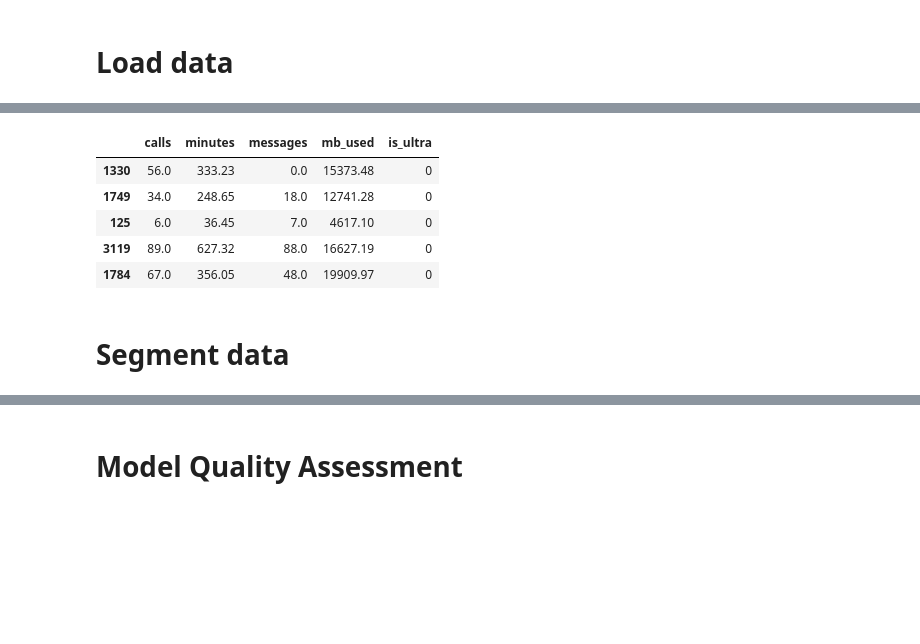
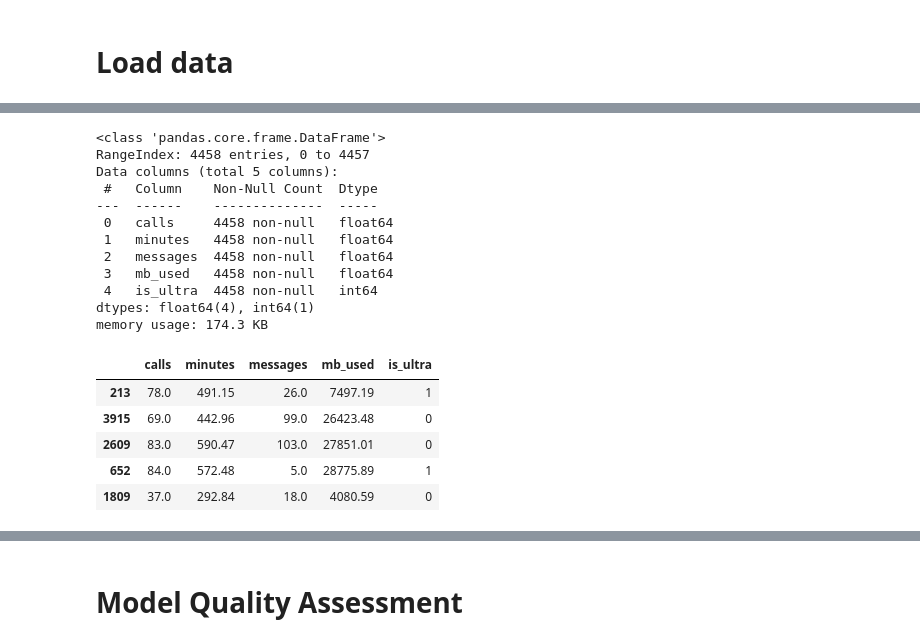
Before and after one commit to keneth4/ml_projects, a Jupyter notebook: ds/1. Plan recommender for telecommunications company.ipynb, the cells around one changed output, grey strips where cells are left out. Drawn from its saved outputs; the diff is of its cells as text; code cells hidden in the pictures; blank space fills up the shorter version.

```diff
--- a/ds/1. Plan recommender for telecommunications company.ipynb
+++ b/ds/1. Plan recommender for telecommunications company.ipynb
@@ -49,0 +91,10 @@ memory usage: 125.7 KB
+# %%
+# Adjust the class imbalance by oversampling the minority class
+df_majority = df[df['is_ultra'] == 0]
+df_minority = df[df['is_ultra'] == 1]
+df_minority_upsampled = df_minority.sample(df_majority.shape[0], replace=True,  random_state=random_state)
+df = pd.concat([df_majority, df_minority_upsampled]).sample(frac=1, random_state=random_state).reset_index(drop=True)
+
+# Create a graph to visualize the distribution of the target variable
+sns.countplot(x='is_ultra', data=df)
+plt.show()
@@ -50,12 +103,25 @@ memory usage: 125.7 KB
 # %%
+# Print the general/summary information about the DataFrames
+df.info()
+
 # Print a random sample of 5 rows from the DataFrame
 df.sample(5)
 # %% [output]
+<class 'pandas.core.frame.DataFrame'>
+RangeIndex: 4458 entries, 0 to 4457
+Data columns (total 5 columns):
+ #   Column    Non-Null Count  Dtype
+---  ------    --------------  -----
+ 0   calls     4458 non-null   float64
+ 1   minutes   4458 non-null   float64
+ 2   messages  4458 non-null   float64
+ 3   mb_used   4458 non-null   float64
+ 4   is_ultra  4458 non-null   int64
+dtypes: float64(4), int64(1)
+memory usage: 174.3 KB
 |  | calls | minutes | messages | mb_used | is_ultra |
-| 1330 | 56.0 | 333.23 | 0.0 | 15373.48 | 0 |
-| 1749 | 34.0 | 248.65 | 18.0 | 12741.28 | 0 |
-| 125 | 6.0 | 36.45 | 7.0 | 4617.10 | 0 |
-| 3119 | 89.0 | 627.32 | 88.0 | 16627.19 | 0 |
-| 1784 | 67.0 | 356.05 | 48.0 | 19909.97 | 0 |
+| 213 | 78.0 | 491.15 | 26.0 | 7497.19 | 1 |
+| 3915 | 69.0 | 442.96 | 99.0 | 26423.48 | 0 |
+| 2609 | 83.0 | 590.47 | 103.0 | 27851.01 | 0 |
+| 652 | 84.0 | 572.48 | 5.0 | 28775.89 | 1 |
+| 1809 | 37.0 | 292.84 | 18.0 | 4080.59 | 0 |
-# %% [markdown]
-# Segment data
```
Also changed, not shown: parts of 33 cells of this notebook.
